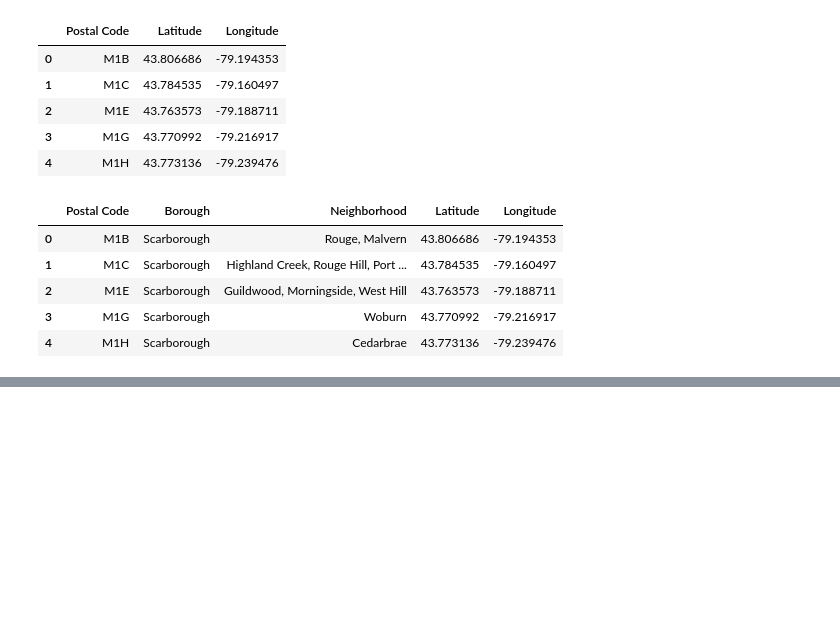
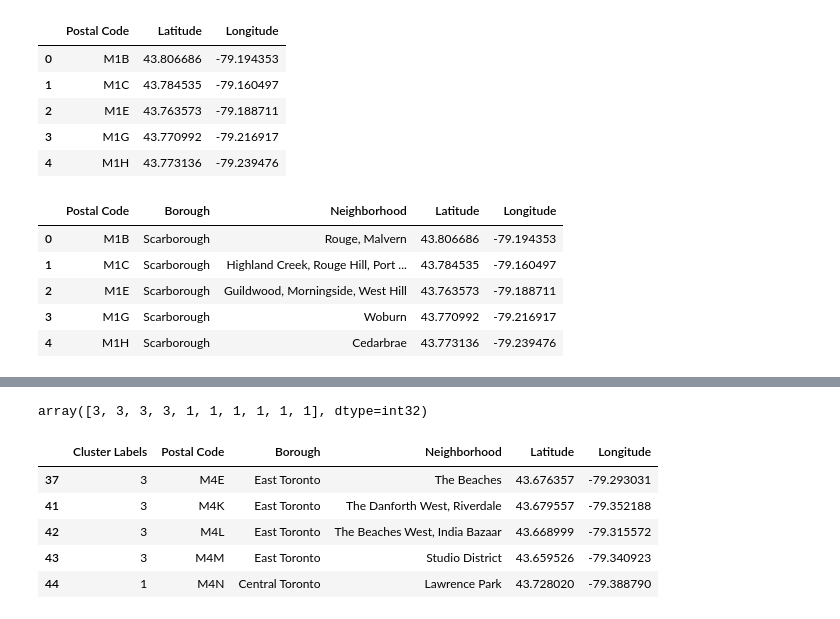
Before and after one commit to frezelle/toronto_neighborhoods, a Jupyter notebook: Toronto Segmenting and Clustering Assignment.ipynb, the cells around one changed output, grey strips where cells are left out. Cells and saved outputs as stored; diff of their text form; code cells hidden in the pictures; blank space fills up the shorter version.

```diff
--- a/Toronto Segmenting and Clustering Assignment.ipynb
+++ b/Toronto Segmenting and Clustering Assignment.ipynb
@@ -184,0 +213,3 @@ C3.head()
+# %%
+C4 = C3[C3['Borough'].str.contains("Toronto")] #filter on boroughs that only contain the word "Toronto"
+C4.head()
@@ -184,0 +242,23 @@ C3.head()
+# %%
+# set number of clusters
+kclusters = 5
+
+toronto_C4_clustering = C4.drop(columns=['Neighborhood', 'Borough', 'Postal Code'], axis=1) #define features for clustering
+
+kmeans = KMeans(n_clusters=kclusters, random_state=0).fit(toronto_C4_clustering) #fit model
+
+kmeans.labels_[0:10]
+# %% [output]
+array([3, 3, 3, 3, 1, 1, 1, 1, 1, 1], dtype=int32)
+# %%
+# add clustering labels
+C4.insert(0, 'Cluster Labels', kmeans.labels_)
+# %%
+C4.head()
+# %% [output]
+|  | Cluster Labels | Postal Code | Borough | Neighborhood | Latitude | Longitude |
+| 37 | 3 | M4E | East Toronto | The Beaches | 43.676357 | -79.293031 |
+| 41 | 3 | M4K | East Toronto | The Danforth West, Riverdale | 43.679557 | -79.352188 |
+| 42 | 3 | M4L | East Toronto | The Beaches West, India Bazaar | 43.668999 | -79.315572 |
+| 43 | 3 | M4M | East Toronto | Studio District | 43.659526 | -79.340923 |
+| 44 | 1 | M4N | Central Toronto | Lawrence Park | 43.728020 | -79.388790 |
```
Also changed, not shown: parts of 6 cells of this notebook.
